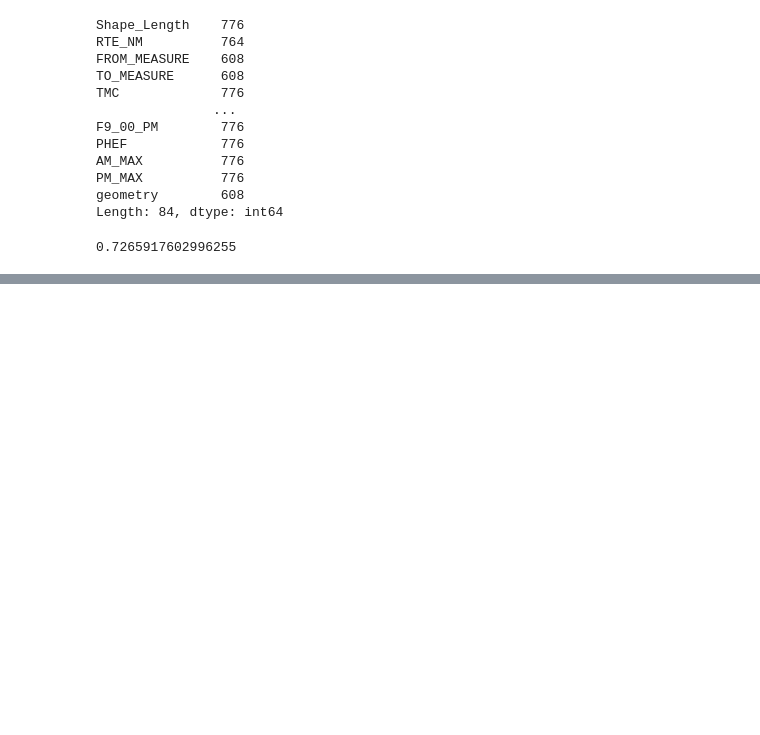
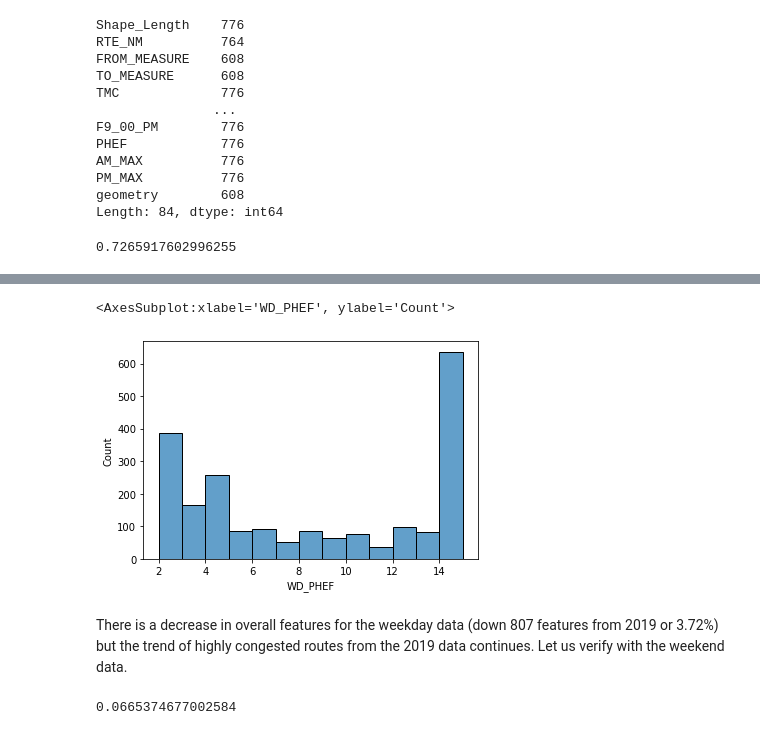
Before and after one commit to mjoireman/pathways-python, a Jupyter notebook: samples/gis_analysts_data_scientists/use_cases/02_congestion/congestion.ipynb, the cells around one changed output, grey strips where cells are left out. Saved outputs shown, nothing was run; the diff lists cells and outputs as text; code cells hidden in the pictures; blank space fills up the shorter version.

```diff
--- a/samples/gis_analysts_data_scientists/use_cases/02_congestion/congestion.ipynb
+++ b/samples/gis_analysts_data_scientists/use_cases/02_congestion/congestion.ipynb
@@ -250,0 +266,3 @@ The 2019 Weekend data also conforms to the trend with 778 of the 1068 (72.3%) co
+# %%
+phef2020weekday = phef2020_df[(phef2020_df.WD_PHEF > 0)]
+phef2020weekend = phef2020_df[(phef2020_df.WE_PHEF > 0)]
@@ -250,0 +277,14 @@ The 2019 Weekend data also conforms to the trend with 778 of the 1068 (72.3%) co
+# %%
+sns.histplot(data=subset_phef2020weekday, x='WD_PHEF', binwidth = 1, alpha=.7)
+# %% [output]
+<AxesSubplot:xlabel='WD_PHEF', ylabel='Count'>
+[figure, added]
+# %% [markdown]
+There is a decrease in overall features for the weekday data (down 807 features from 2019 or 3.72%) but the trend of highly congested routes from the 2019 data continues. Let us verify with the weekend data.
+# %%
+subset_phef2020weekend = phef2020weekend[(phef2020weekend.WE_PHEF >= 1.5)]
+congested2020weekend = subset_phef2020weekend.count()
+percentcongested2020weekend = congested2020weekend.divide(other = 21672)
+print(percentcongested2020weekend.WE_PHEF)
+# %% [output]
+0.0665374677002584
```
Also changed, not shown: parts of 26 cells of this notebook, 1 other file.
